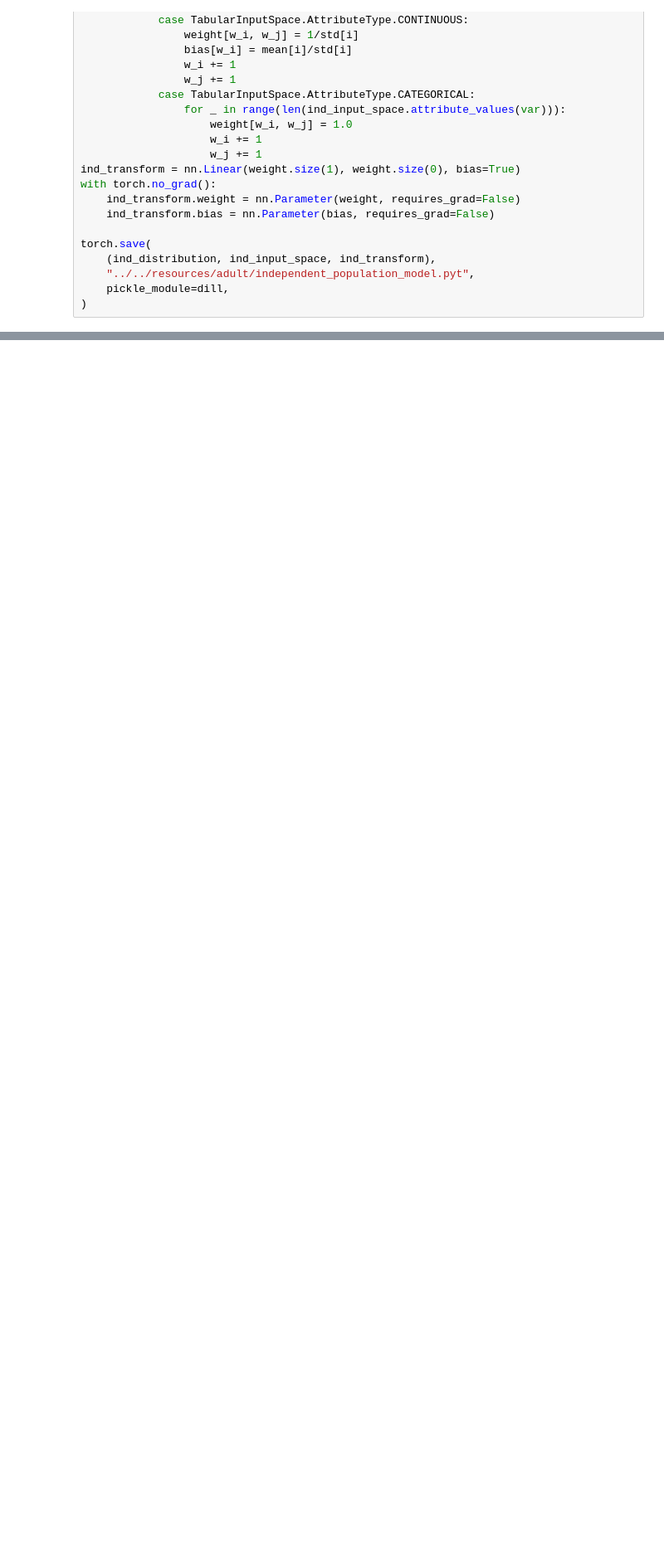
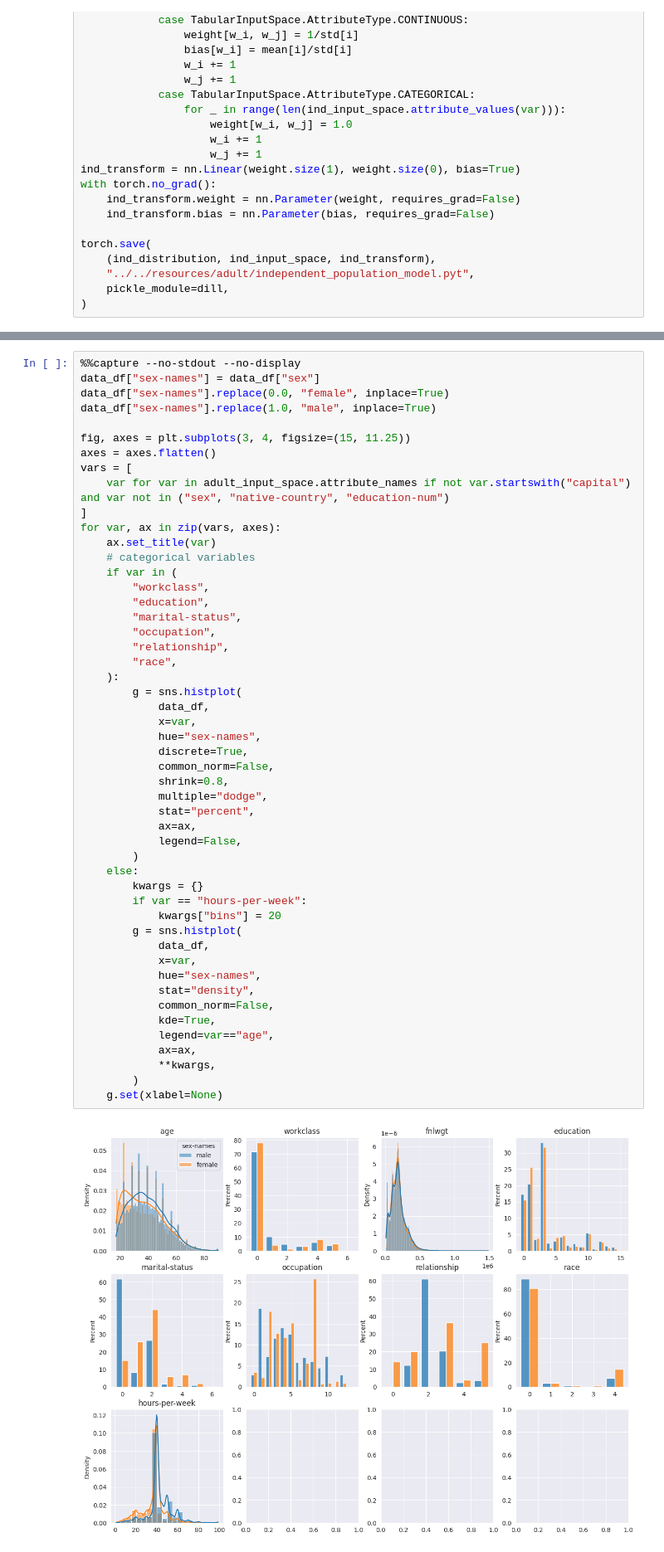
Before and after one commit to sen-uni-kn/probspecs, a Jupyter notebook: experiments/group_fairness_tabular/adult_population_models.ipynb, the cells around one changed output, grey strips where cells are left out. Shown at 83% size. Drawn from its saved outputs; the diff is of its cells as text; blank space fills up the shorter version.

```diff
--- a/experiments/group_fairness_tabular/adult_population_models.ipynb
+++ b/experiments/group_fairness_tabular/adult_population_models.ipynb
@@ -570,0 +740,52 @@ torch.save(
+# %%
+%%capture --no-stdout --no-display
+data_df["sex-names"] = data_df["sex"]
+data_df["sex-names"].replace(0.0, "female", inplace=True)
+data_df["sex-names"].replace(1.0, "male", inplace=True)
+
+fig, axes = plt.subplots(3, 4, figsize=(15, 11.25))
+axes = axes.flatten()
+vars = [
+    var for var in adult_input_space.attribute_names if not var.startswith("capital") and var not in ("sex", "native-country", "education-num")
+]
+for var, ax in zip(vars, axes):
+    ax.set_title(var)
+    # categorical variables
+    if var in (
+        "workclass",
+        "education",
+        "marital-status",
+        "occupation",
+        "relationship",
+        "race",
+    ):
+        g = sns.histplot(
+            data_df,
+            x=var,
+            hue="sex-names",
+            discrete=True,
+            common_norm=False,
+            shrink=0.8,
+            multiple="dodge",
+            stat="percent",
+            ax=ax,
+            legend=False,
+        )
+    else:
+        kwargs = {}
+        if var == "hours-per-week":
+            kwargs["bins"] = 20
+        g = sns.histplot(
+            data_df,
+            x=var,
+            hue="sex-names",
+            stat="density",
+            common_norm=False,
+            kde=True,
+            legend=var=="age",
+            ax=ax,
+            **kwargs,
+        )
+    g.set(xlabel=None)
+# %% [output]
+[figure, added]
```
Also changed, not shown: parts of 13 cells of this notebook, 13 other files.
